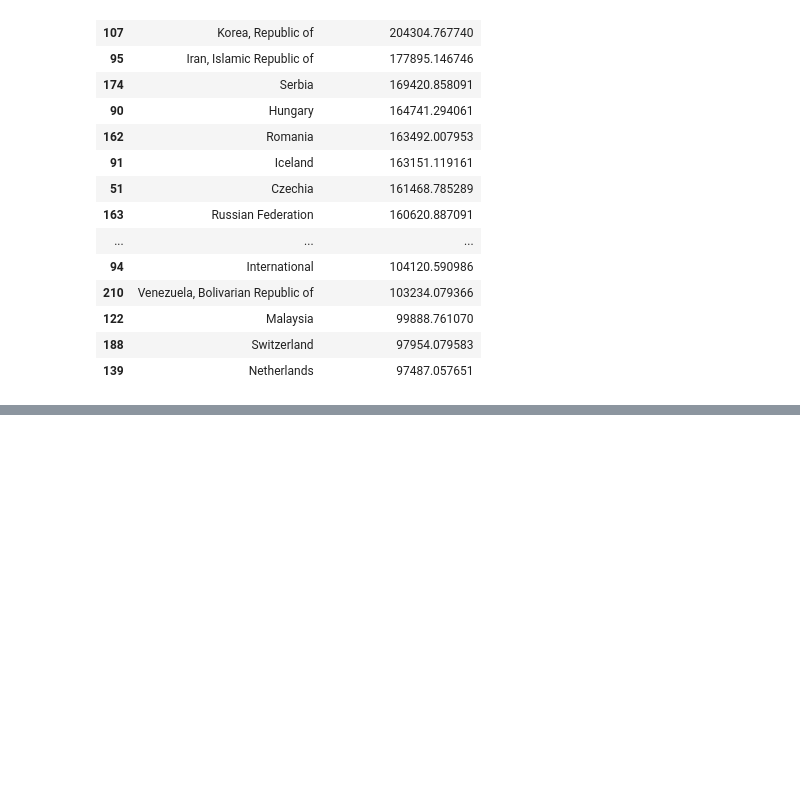
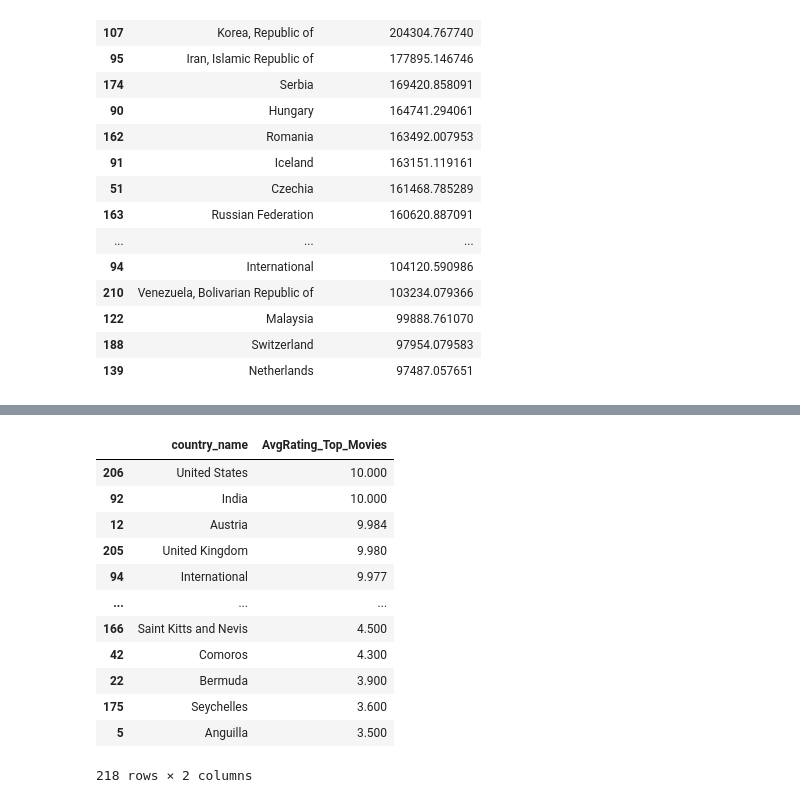
Before and after one commit to zorndog/Python-Project, a Jupyter notebook: Untitled.ipynb, the cells around one changed output, grey strips where cells are left out. Cells and saved outputs as stored; diff of their text form; code cells hidden in the pictures; blank space fills up the shorter version.

```diff
--- a/Untitled.ipynb
+++ b/Untitled.ipynb
@@ -385,3 +385,22 @@ country_top5_sum.sort_values(by = 'sum_top5_Weighted_rating',ascending = False)[
 | 122 | Malaysia | 99888.761070 |
 | 188 | Switzerland | 97954.079583 |
 | 139 | Netherlands | 97487.057651 |
+# %%
+import pypopulation
+pypopulation.get_population('MM')
+def get_population(region_code):
+    try:
+        population = pypopulation.get_population(region_code)
+        return population if population is not None else 'Unknown'
+    except Exception as e:
+        return 'Unknown'
+
+test123['Population'] = test123['region_list'].apply(get_population)
+def GDP_per_capita(df):
+    df['GDP/Population'] = df.apply(
+        lambda row: row['GDP(US$million)'] / row['Population']
+        if row['GDP(US$million)'] != 'Unknown' and row['Population'] != 'Unknown'
+        else 'Unknown', axis=1)
+
+    return df
+GDP_per_capita(test123)
@@ -387,0 +421,28 @@ country_top5_sum.sort_values(by = 'sum_top5_Weighted_rating',ascending = False)[
+# %%
+#Task 1 - top movies based on avg ratings
+def rank_top_movies(df, X):
+    # Group by 'Country' and sort each group by 'averageRating' descending
+    ranked_df = df.sort_values(by='averageRating', ascending=False).groupby('country_name').head(X)
+
+    # Calculate average rating for top X movies for each country
+    avg_ratings = ranked_df.groupby('country_name')['averageRating'].mean()
+
+    # Create DataFrame with results
+    result_df = pd.DataFrame({'country_name': avg_ratings.index, f'AvgRating_Top_Movies': avg_ratings.values})
+
+    return result_df
+rank_top_movies(test123,100).sort_values(by ='AvgRating_Top_Movies',ascending = False)
+# %% [output]
+|  | country_name | AvgRating_Top_Movies |
+| 206 | United States | 10.000 |
+| 92 | India | 10.000 |
+| 12 | Austria | 9.984 |
+| 205 | United Kingdom | 9.980 |
+| 94 | International | 9.977 |
+| ... | ... | ... |
+| 166 | Saint Kitts and Nevis | 4.500 |
+| 42 | Comoros | 4.300 |
+| 22 | Bermuda | 3.900 |
+| 175 | Seychelles | 3.600 |
+| 5 | Anguilla | 3.500 |
+218 rows × 2 columns
```
Also changed, not shown: parts of 3 cells of this notebook.
